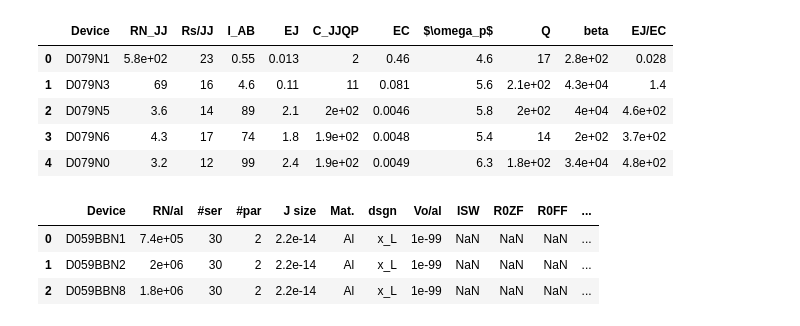
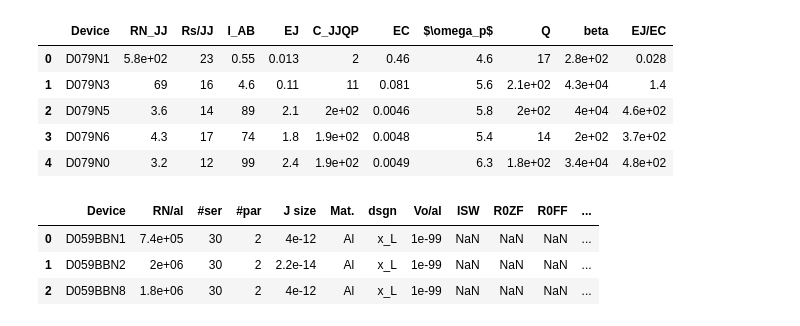
Before and after one commit to wslu42/JJcalculator, a Jupyter notebook: list_of_samples.ipynb, the cells around one changed output. Drawn from its saved outputs; the diff is of its cells as text; code cells hidden in the pictures.

```diff
--- a/list_of_samples.ipynb
+++ b/list_of_samples.ipynb
@@ -209,33 +209,33 @@ a
 # %%
 #D059BB dry oxygen 1atm, 2hrs. Recorded on 200304, dep by ws, meas by ws
 #This is an ancient device which is 2MOhm chain with Pt-first technology. Revisit for noise level study.
 
 key =    [ 'Device' , 'RN/al', '#ser', '#par',         'J size','Mat.','dsgn', 'Vo/al','ISW' ,'R0ZF' ,'R0FF' , 'BT' ]
 unit=    ['       ' ,   'ohm',   'ea',   'ea',            'm^2',    '',    '',     'V',  'A' , 'ohm' , 'ohm' ,  'K' ]
-lst =   [['D059BBN1',   745e3,    30 ,      2,  .150 * .150e-12,  'Al', 'x_L',   1e-99,np.nan, np.nan, np.nan,np.nan],
+lst =   [['D059BBN1',   745e3,    30 ,      2,  2.00 * 2.00e-12,  'Al', 'x_L',   1e-99,np.nan, np.nan, np.nan,np.nan],
          ['D059BBN2',  1950e3,    30 ,      2,  .150 * .150e-12,  'Al', 'x_L',   1e-99,np.nan, np.nan, np.nan,np.nan],
-         ['D059BBN8',  1780e3,    30 ,      2,  .150 * .150e-12,  'Al', 'x_L',   1e-99,np.nan, np.nan, np.nan,np.nan]]
+         ['D059BBN8',  1780e3,    30 ,      2,  2.00 * 2.00e-12,  'Al', 'x_L',   1e-99,np.nan, np.nan, np.nan,np.nan]]
 
 Q1Dlst =   pd.DataFrame(  data  = list(zip(*lst)),
                         columns = [[dev[i] for dev in lst] for i in range(len(lst[0]))][0],
                           index = key ).transpose()
 Q1Duni =   dict(zip(key, unit))
 JJplst = toJJplst(srclst = Q1Dlst)[0]
 
-k =  [ 'Device' ,  'Channel', 'R2pb','Rgnd', 'R4pb', 'R4pb']
+k =  [ 'Device' ,  'Channel', 'R2pb_RT','Rgnd', 'R4pb_RT', 'R4pb_7K']
 l = [['D059BBN1', ' 1ab 2ab',  745e3,  114 ,  780e3,  975e3],
-     ['D059BBN2', ' 4ba 3ab', 1950e3,  1e6 , 1735e3, 2100e3],
-     ['D059BBN8', '11ab12ab', 1780e3, 20e6 , 1585e3, 1915e3]]
+     ['D059BBN8', ' 4ba 3ab', 1950e3,  1e6 , 1735e3, 2100e3],
+     ['D059BBN2', '11ab12ab', 1780e3, 20e6 , 1585e3, 1915e3]]
 Q = pd.DataFrame(columns = k, data = l)
 Q1Dlst.merge(Q)
 
 # with open(r'D059BB.csv','w') as f:
 #     JJplst.to_csv(f)
 # with open(r'D059BB.csv','r') as f:
 #     a = pd.read_csv(f).transpose().drop('Unnamed: 0').transpose()
 # a
 # %% [output]
 |  | Device | RN/al | #ser | #par | J size | Mat. | dsgn | Vo/al | ISW | R0ZF | R0FF | ... |
-| 0 | D059BBN1 | 7.4e+05 | 30 | 2 | 2.2e-14 | Al | x_L | 1e-99 | NaN | NaN | NaN | ... |
+| 0 | D059BBN1 | 7.4e+05 | 30 | 2 | 4e-12 | Al | x_L | 1e-99 | NaN | NaN | NaN | ... |
 | 1 | D059BBN2 | 2e+06 | 30 | 2 | 2.2e-14 | Al | x_L | 1e-99 | NaN | NaN | NaN | ... |
-| 2 | D059BBN8 | 1.8e+06 | 30 | 2 | 2.2e-14 | Al | x_L | 1e-99 | NaN | NaN | NaN | ... |
+| 2 | D059BBN8 | 1.8e+06 | 30 | 2 | 4e-12 | Al | x_L | 1e-99 | NaN | NaN | NaN | ... |
```
Also changed, not shown: parts of 2 cells of this notebook, 1 other file.
